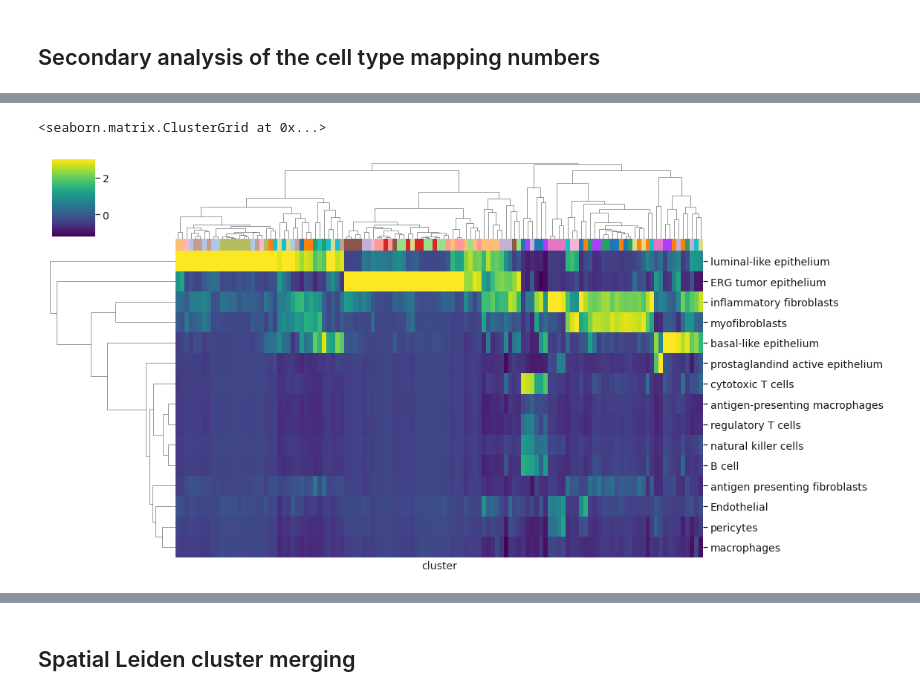
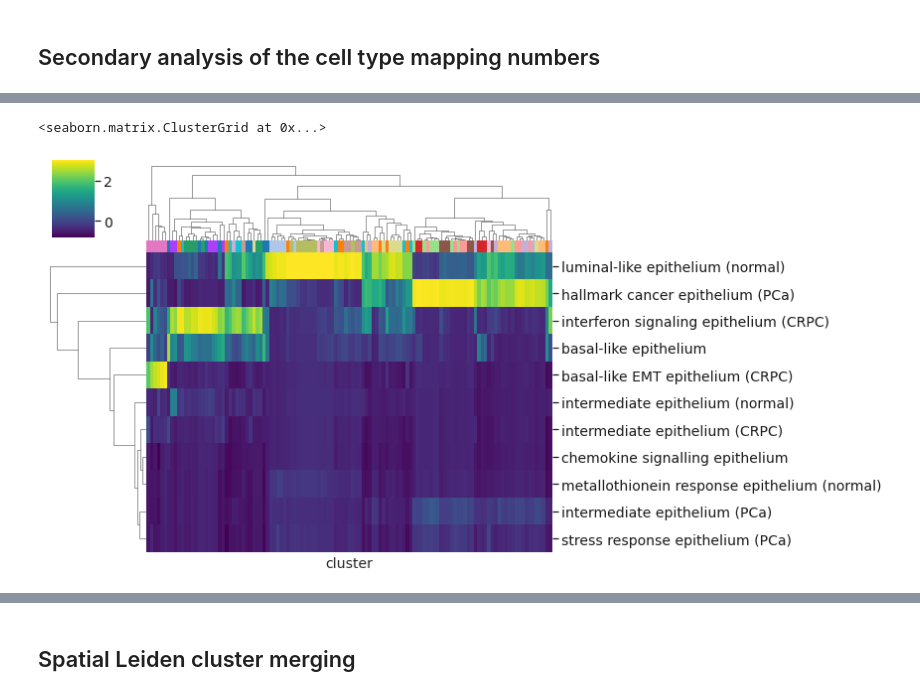
Before and after one commit to akiviaho/spatial, a Jupyter notebook: notebooks/spatial-post-c2l-mapping.ipynb, the cells around one changed output, grey strips where cells are left out. Cells and saved outputs as stored; diff of their text form; code cells hidden in the pictures.

```diff
--- a/notebooks/spatial-post-c2l-mapping.ipynb
+++ b/notebooks/spatial-post-c2l-mapping.ipynb
@@ -26,14 +26,14 @@ import matplotlib as mpl
 import seaborn as sns
 sns.set_theme()
 
-sc.set_figure_params(figsize=(6,6),dpi_save=300,frameon=True,format='pdf')
+sc.set_figure_params(figsize=(6,6))
 
 import warnings
 warnings.filterwarnings("ignore")
 # %%
 # Download data and format cell2location mapping results into obs columns in both aggregated adata and individual slides
 #c2l-results/cell2location_map_20230322/
-adata_vis = sc.read_h5ad('./visium_adata_with_c2l_mapping_20230519.h5ad')
+adata_vis = sc.read_h5ad('./c2l-results/visium_adata_with_c2l_mapping_20230615.h5ad')
 
 adata_vis.obs.joint_leiden_clusters = adata_vis.obs.sample_id.astype(str) + '_' + adata_vis.obs.joint_leiden_clusters.astype(str)
 adata_vis.obs['joint_leiden_clusters'] = pd.Categorical(adata_vis.obs['joint_leiden_clusters'])
@@ -76,8 +80,0 @@ corr = meta[['total_counts','n_nuclei']].corr(method='pearson')
-# %%
-for s in samples:
-    subset = meta[meta['sample_id'] == s]
-    corr = subset[['total_counts','n_nuclei']].corr(method='pearson').iloc[0,1]
-    print('Sample ' + s)
-    print(subset['n_nuclei'].describe())
-    print('Pearson correlation between n UMIs and nuclei: {:.3f}'.format(corr))
-    print('')
@@ -236,19 +206,6 @@ if (cell_mapping_dat.obs.index == adata_vis.obs.index).all():
     cell_mapping_dat.obs = adata_vis.obs[['sample_id','joint_leiden_clusters']]
 
 
-# Get the index names before '-' or '_'
-phenotype = []
-for index in cell_mapping_dat.obs.index:
-    name = index.split('-')[0]
-    name = name.split('_')[0]
-    phenotype.append(name)
-
-# Add the phenotype column to the dataframe
-cell_mapping_dat.obs['phenotype'] = phenotype
-
-# Make a scaled copy for possible use
-scaled_cell_mapping_dat = sc.pp.scale(cell_mapping_dat,copy=True)
-
 if (adata_vis.obs.index == cell_mapping_dat.obs.index).all():
     adata_vis.obs['inferred_cell_counts'] = np.round(np.sum(cell_mapping_dat.X,axis=1),0).tolist()
     print('Inferred cell counts copied!')
@@ -282,38 +300,38 @@ n_ctypes = 15
 n_cells_col_cap = 3
 
 # Take 10 most prevalent cell types and use them for the heatmap
-heatmap_vars = np.array(cell_mapping_dat.var_names[np.argsort(np.sum(
-    cell_mapping_dat.X,axis=0))[::-1]])[ctype_start:ctype_start + n_ctypes]
+#heatmap_vars = np.array(cell_mapping_dat.var_names[np.argsort(np.sum(
+#    cell_mapping_dat.X,axis=0))[::-1]])[ctype_start:ctype_start + n_ctypes]
 
 # Backup for taking specific cell types
-# heatmap_vars = [x for x in scaled_cell_mapping_dat.var_names if "epithelial" in x or "fibroblast" in x or "pericyte" in x]
+heatmap_vars = [x for x in scaled_cell_mapping_dat.var_names if "epithelium" in x]
 
 
 # Convert X and annotations to pandas DataFrame
 df = pd.DataFrame(cell_mapping_dat.X)
 df['cluster'] = cell_mapping_dat.obs['joint_leiden_clusters'].tolist()
 #df['sample_id'] = cell_mapping_dat.obs['sample_id']
 
 # Group rows by their annotation values and calculate the average of each group
 averaged_df = df.groupby('cluster').mean()
 averaged_df.columns = cell_mapping_dat.var_names
 
 averaged_df = averaged_df[heatmap_vars]
 
 # Extract sample names from index values
 sample_names = ['_'.join(index.split("_")[:-1]) for index in averaged_df.index]
 
 # Create a dictionary that maps each sample name to a color
 color_map = {sample: sns.color_palette()[i] for i, sample in enumerate(sorted(set(sample_names)))}
 
 # Use the color_map dictionary to assign colors to each index value
 colors = [color_map[sample_name] for sample_name in sample_names]
 
 sns.clustermap(averaged_df.T, col_colors=colors, cmap='viridis', z_score=1,
-                vmax=n_cells_col_cap, figsize=(16,8), xticklabels=False)
+                vmax=n_cells_col_cap, figsize=(12,6), xticklabels=False)
 # %% [output]
 <seaborn.matrix.ClusterGrid at 0x...>
-[figure, old version]
+[figure, new version]
 # %%
 import matplotlib.pyplot as plt
 from matplotlib.patches import Patch
```
Also changed, not shown: parts of 17 cells of this notebook.
